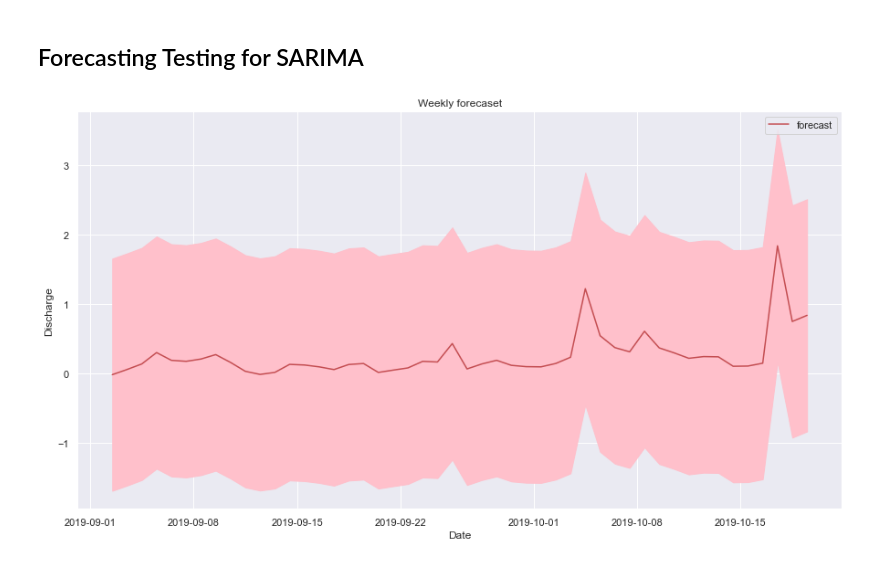
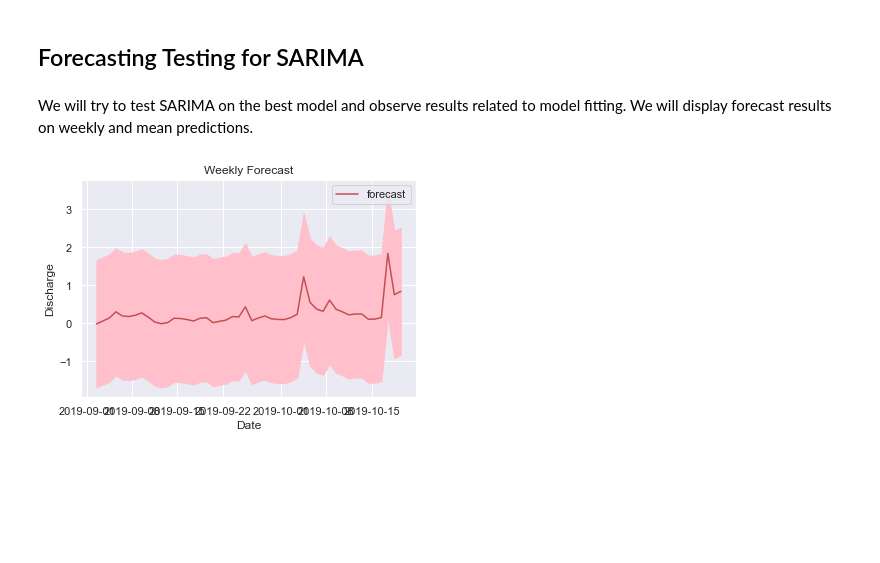
Before and after one commit to kode-git/copernicus, a Jupyter notebook: Data_Modelling_and_Evaluation.ipynb, the cells around one changed output. Drawn from its saved outputs; the diff is of its cells as text; code cells hidden in the pictures; blank space fills up the shorter version.

```diff
--- a/Data_Modelling_and_Evaluation.ipynb
+++ b/Data_Modelling_and_Evaluation.ipynb
@@ -289,6 +287,8 @@ Warnings:
 [1] Covariance matrix calculated using the outer product of gradients (complex-step).
 # %% [markdown]
 ## Forecasting Testing for SARIMA
+# %% [markdown]
+We will try to test SARIMA on the best model and observe results related to model fitting. We will display forecast results on weekly and mean predictions.
 # %%
 # Generate predictions
 one_step_forecast = results.get_prediction(start=-48)
@@ -305,18 +305,18 @@ upper_limits = confidence_intervals.loc[:, 'upper discharge']
 # %%
 # plot the dranse data
 
 # plot your mean predictions
 plt.plot(mean_forecast.index, mean_forecast, color='r', label='forecast')
 
 # shade the area between your confidence limits
 plt.fill_between(lower_limits.index, lower_limits,
                upper_limits, color='pink')
 
 # set labels, legends and show plot
 plt.xlabel('Date')
 plt.ylabel('Discharge')
-plt.title('Weekly forecast')
+plt.title('Weekly Forecast')
 plt.legend()
 plt.show()
 # %% [output]
-[figure, old version]
+[figure, new version]
```
Also changed, not shown: parts of 17 cells of this notebook.
